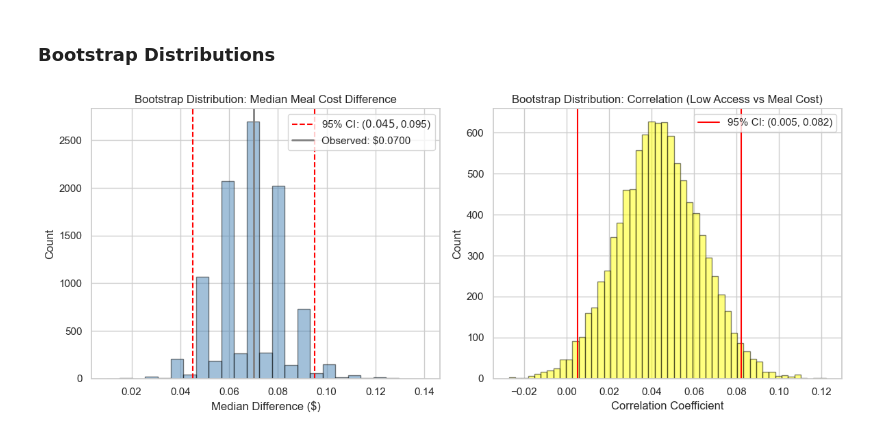
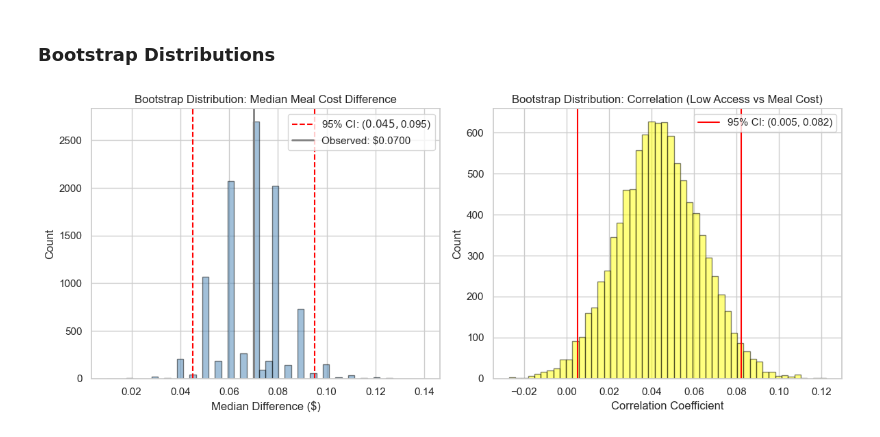
Before and after one commit to somebody-45729/food-access-meal-cost, a Jupyter notebook: analysis.ipynb, the cells around one changed output. Saved outputs shown, nothing was run; the diff lists cells and outputs as text; code cells hidden in the pictures.

```diff
--- a/analysis.ipynb
+++ b/analysis.ipynb
@@ -332,26 +332,26 @@ Bootstrap 95% CI for correlation: (0.0052, 0.0823)
 # %%
 fig, axes = plt.subplots(1, 2, figsize=(12, 5))
 
 # Median difference bootstrap
-axes[0].hist(boot_median_diffs, bins=25, color='steelblue', edgecolor='black', alpha=0.5)
-axes[0].axvline(median_ci[0], color='red', linestyle='--', label=f'95% CI: (${median_ci[0]:.3f}, ${median_ci[1]:.3f})')
-axes[0].axvline(median_ci[1], color='red', linestyle='--')
-axes[0].axvline(observed_diff, color='grey', linewidth=2, label=f'Observed: ${observed_diff:.4f}')
+axes[0].hist(boot_median_diffs, bins = 50, color='steelblue', edgecolor = 'black', alpha = 0.5)
+axes[0].axvline(median_ci[0], color = 'red', linestyle = '--', label = f'95% CI: (${median_ci[0]:.3f}, ${median_ci[1]:.3f})')
+axes[0].axvline(median_ci[1], color = 'red', linestyle = '--')
+axes[0].axvline(observed_diff, color = 'grey', linewidth = 2, label = f'Observed: ${observed_diff:.4f}')
 axes[0].set_title('Bootstrap Distribution: Median Meal Cost Difference')
 axes[0].set_xlabel('Median Difference ($)')
 axes[0].set_ylabel('Count')
 axes[0].legend()
 
 # Correlation bootstrap
-axes[1].hist(boot_correlations, bins=50, color='yellow', edgecolor='black', alpha=0.5)
-axes[1].axvline(corr_ci[0], color='red', linestyle='-',label=f'95% CI: ({corr_ci[0]:.3f}, {corr_ci[1]:.3f})')
-axes[1].axvline(corr_ci[1], color='red', linestyle='-')
+axes[1].hist(boot_correlations, bins = 50, color = 'yellow', edgecolor = 'black', alpha = 0.5)
+axes[1].axvline(corr_ci[0], color = 'red', linestyle = '-',label = f'95% CI: ({corr_ci[0]:.3f}, {corr_ci[1]:.3f})')
+axes[1].axvline(corr_ci[1], color = 'red', linestyle = '-')
 axes[1].set_title('Bootstrap Distribution: Correlation (Low Access vs Meal Cost)')
 axes[1].set_xlabel('Correlation Coefficient')
 axes[1].set_ylabel('Count')
 axes[1].legend()
 
 plt.tight_layout()
 plt.show()
 # %% [output]
-[figure, old version]
+[figure, new version]
```
Also changed, not shown: parts of 1 cell of this notebook.
